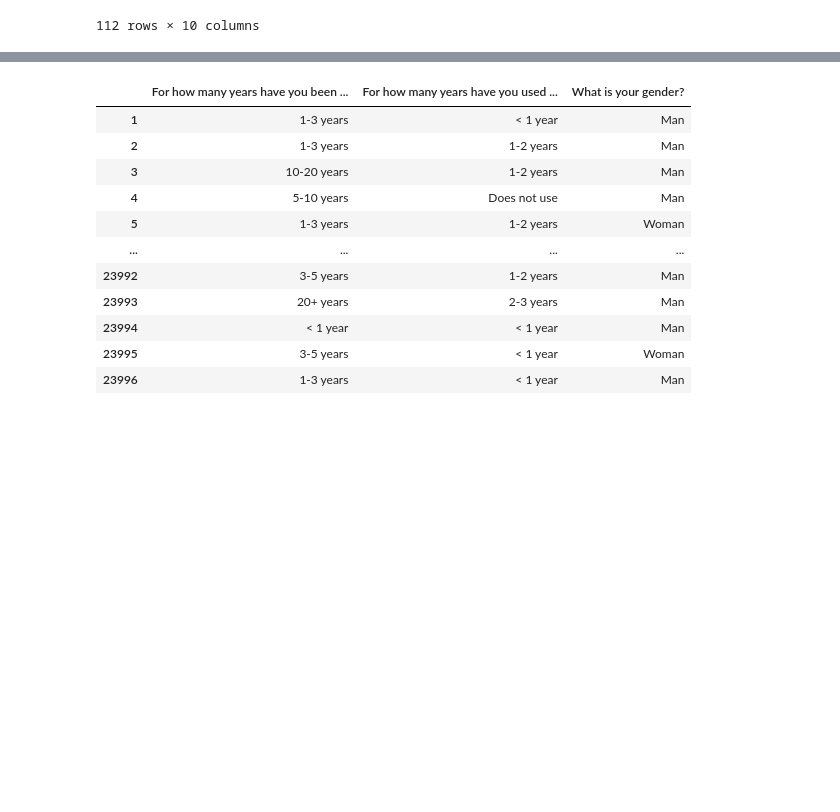
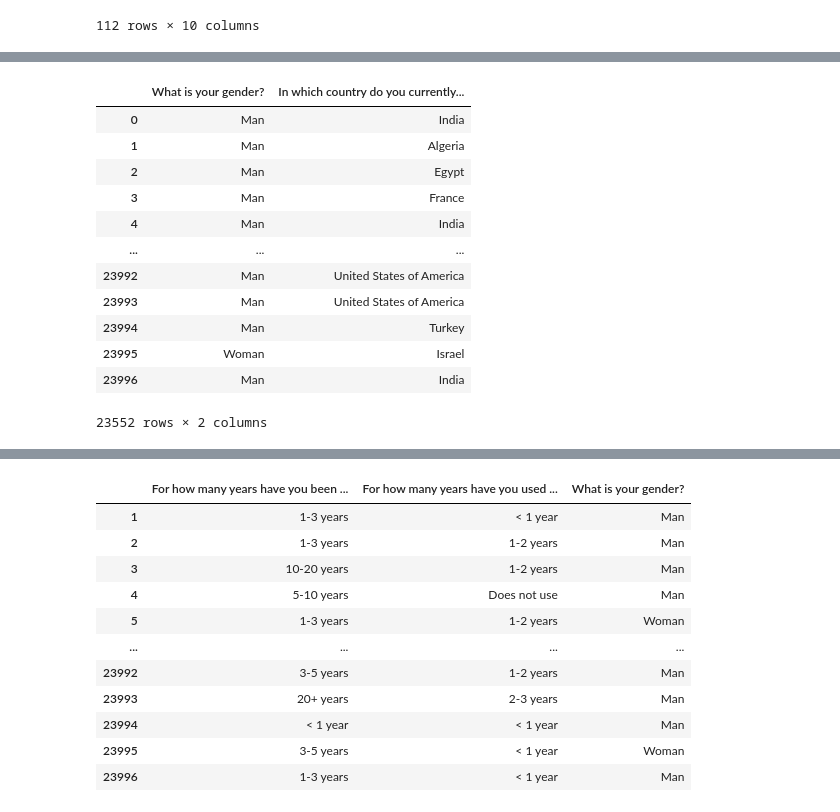
Before and after one commit to lzung/wids-2022, a Jupyter notebook: src/data_cleaning.ipynb, the cells around one changed output, grey strips where cells are left out. Saved outputs shown, nothing was run; the diff lists cells and outputs as text; code cells hidden in the pictures; blank space fills up the shorter version.

```diff
--- a/src/data_cleaning.ipynb
+++ b/src/data_cleaning.ipynb
@@ -423,3 +429,21 @@ country_composite = country_bar | (background + men_points) & (background + wome
 country_composite
 # %% [output]
 [interactive output not drawn]
+# %%
+country_df = df[['What is your gender?', 'In which country do you currently reside?']]
+country_df = country_df.loc[(country_df['What is your gender?'] == 'Man') | (country_df['What is your gender?'] == 'Woman')]
+country_df
+# %% [output]
+|  | What is your gender? | In which country do you currently... |
+| 0 | Man | India |
+| 1 | Man | Algeria |
+| 2 | Man | Egypt |
+| 3 | Man | France |
+| 4 | Man | India |
+| ... | ... | ... |
+| 23992 | Man | United States of America |
+| 23993 | Man | United States of America |
+| 23994 | Man | Turkey |
+| 23995 | Woman | Israel |
+| 23996 | Man | India |
+23552 rows × 2 columns
```
Also changed, not shown: parts of 6 cells of this notebook, 5 other files.
